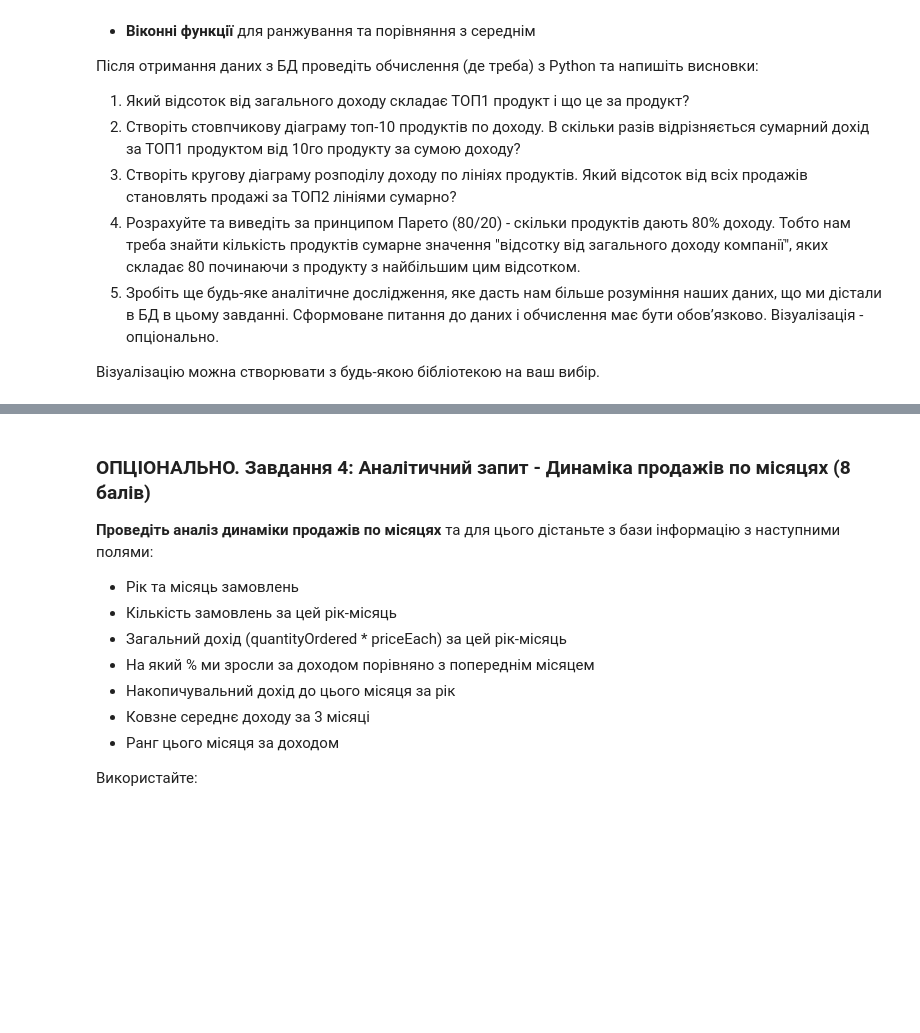
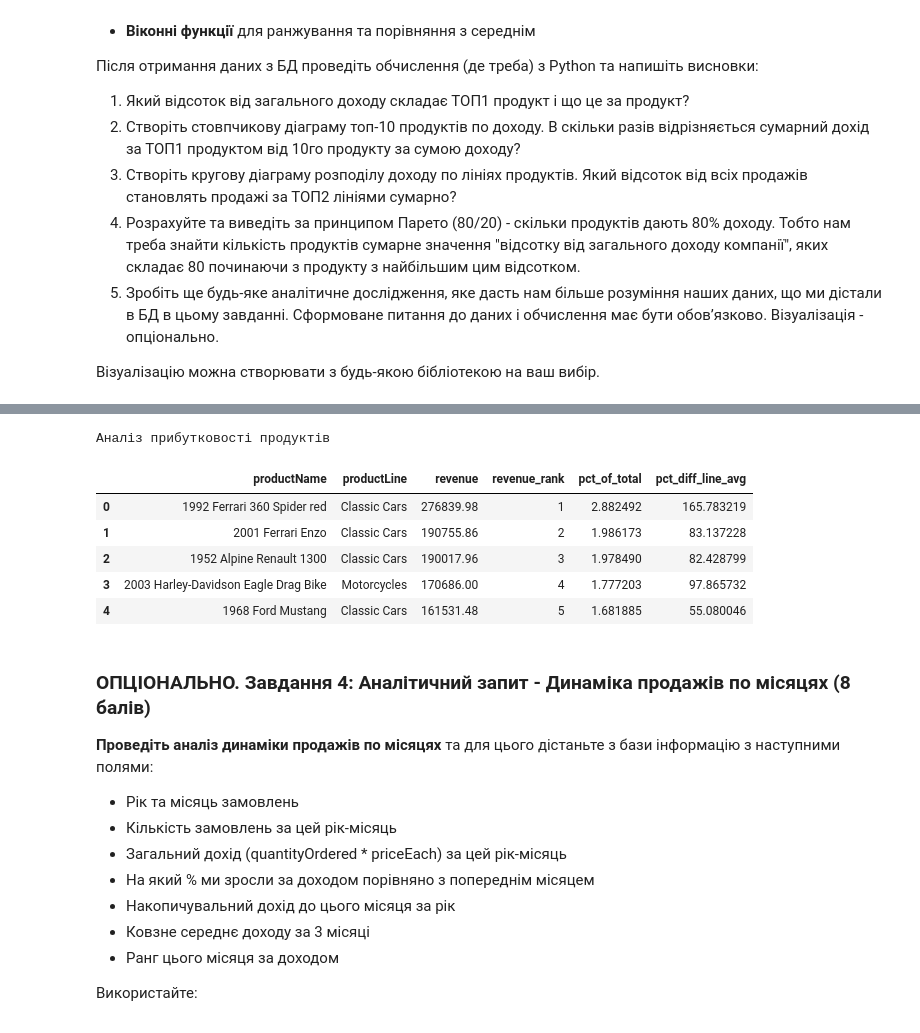
Before and after one commit to OlenaBabko/DataAnalytics_DataLovesAcademy, a Jupyter notebook: modul_12_Python integration with DB and API_ETL processes_Transactions/hw/HW_12_1_Python_integration_with_SQL.ipynb, the cells around one changed output, grey strips where cells are left out. Saved outputs shown, nothing was run; the diff lists cells and outputs as text; code cells hidden in the pictures; blank space fills up the shorter version.

```diff
--- a/modul_12_Python integration with DB and API_ETL processes_Transactions/hw/HW_12_1_Python_integration_with_SQL.ipynb
+++ b/modul_12_Python integration with DB and API_ETL processes_Transactions/hw/HW_12_1_Python_integration_with_SQL.ipynb
@@ -431,3 +458,38 @@ pd.read_sql("DESCRIBE orderdetails", engine)
+# %%
+product_profitability = text("""
+    WITH product_revenue_cte AS (
+        SELECT
+            p.productName, p.productLine,
+            SUM(od.quantityOrdered * od.priceEach) AS revenue
+        FROM products AS p
+        JOIN orderdetails AS od
+        ON p.productCode = od.productCode
+        GROUP BY
+            p.productName, p.productLine
+    )
+    SELECT
+        productName, productLine, revenue,
+        DENSE_RANK() OVER (ORDER BY revenue DESC) AS revenue_rank,
+        (revenue / SUM(revenue) OVER ()) * 100 AS pct_of_total,
+        ((revenue - AVG(revenue) OVER (PARTITION BY productLine)) / AVG(revenue) OVER (PARTITION BY productLine)) * 100 AS pct_diff_line_avg
+    FROM product_revenue_cte
+    ORDER BY pct_of_total DESC;
+""")
+
+df_product_profitability = pd.read_sql(
+    product_profitability,
+    con=engine
+)
+print("Аналіз прибутковості продуктів")
+display(df_product_profitability.head())
+# %% [output]
+Аналіз прибутковості продуктів
+|  | productName | productLine | revenue | revenue_rank | pct_of_total | pct_diff_line_avg |
+| 0 | 1992 Ferrari 360 Spider red | Classic Cars | 276839.98 | 1 | 2.882492 | 165.783219 |
+| 1 | 2001 Ferrari Enzo | Classic Cars | 190755.86 | 2 | 1.986173 | 83.137228 |
+| 2 | 1952 Alpine Renault 1300 | Classic Cars | 190017.96 | 3 | 1.978490 | 82.428799 |
+| 3 | 2003 Harley-Davidson Eagle Drag Bike | Motorcycles | 170686.00 | 4 | 1.777203 | 97.865732 |
+| 4 | 1968 Ford Mustang | Classic Cars | 161531.48 | 5 | 1.681885 | 55.080046 |
 # %% [markdown]
 ### ОПЦІОНАЛЬНО. Завдання 4: Аналітичний запит - Динаміка продажів по місяцях (8 балів)
 
```
Also changed, not shown: parts of 6 cells of this notebook.
